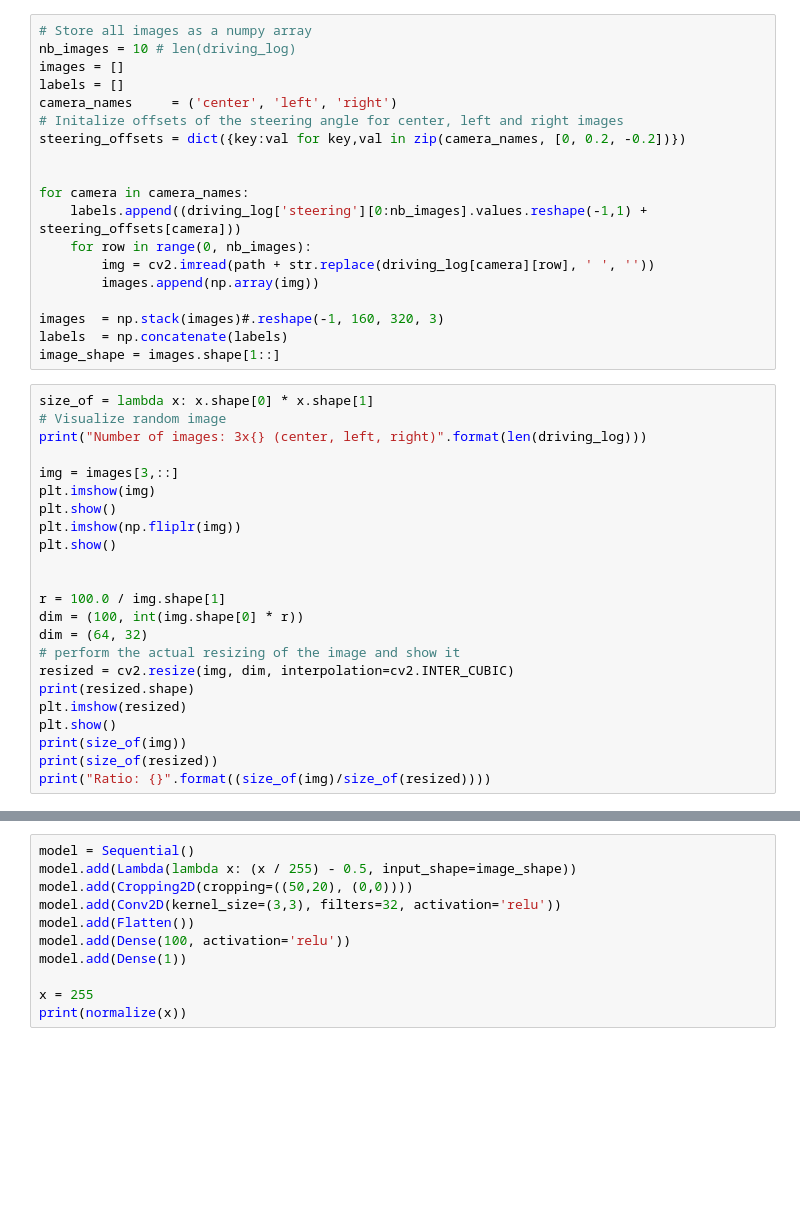
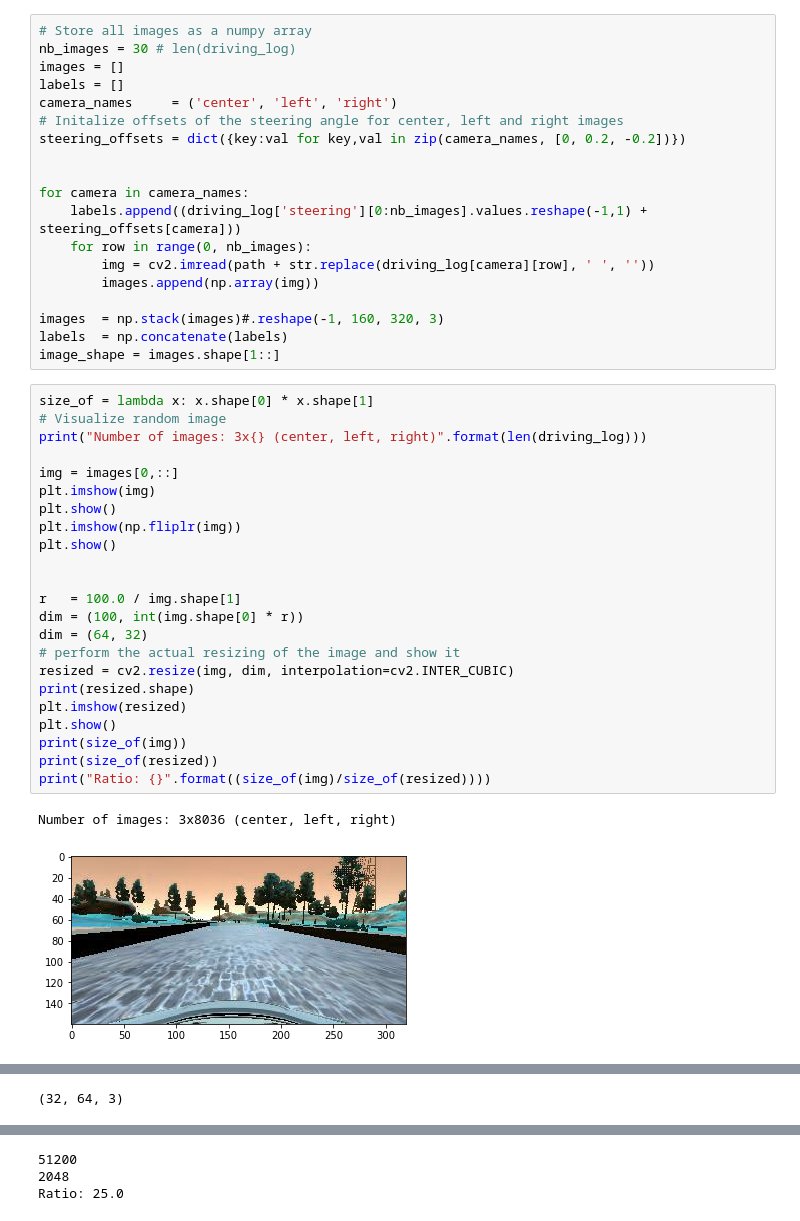
Before and after one commit to twildhage/BehavioralCloning, a Jupyter notebook: behavioral_cloning_with_keras.ipynb, the cells around one changed output, grey strips where cells are left out. Drawn from its saved outputs; the diff is of its cells as text; blank space fills up the shorter version.

```diff
--- a/behavioral_cloning_with_keras.ipynb
+++ b/behavioral_cloning_with_keras.ipynb
@@ -17,6 +39,6 @@ driving_log
 # %%
 # Store all images as a numpy array
-nb_images = 10 # len(driving_log)
+nb_images = 30 # len(driving_log)
 images = []
 labels = []
 camera_names     = ('center', 'left', 'right')
@@ -36,23 +58,26 @@ image_shape = images.shape[1::]
 # %%
 size_of = lambda x: x.shape[0] * x.shape[1]
 # Visualize random image
 print("Number of images: 3x{} (center, left, right)".format(len(driving_log)))
 
-img = images[3,::]
+img = images[0,::]
 plt.imshow(img)
 plt.show()
 plt.imshow(np.fliplr(img))
 plt.show()
 
 
-r = 100.0 / img.shape[1]
+r   = 100.0 / img.shape[1]
 dim = (100, int(img.shape[0] * r))
 dim = (64, 32)
 # perform the actual resizing of the image and show it
 resized = cv2.resize(img, dim, interpolation=cv2.INTER_CUBIC)
 print(resized.shape)
 plt.imshow(resized)
 plt.show()
 print(size_of(img))
 print(size_of(resized))
 print("Ratio: {}".format((size_of(img)/size_of(resized))))
+# %% [output]
+Number of images: 3x8036 (center, left, right)
+[figure, added]
@@ -58,0 +85 @@ print("Ratio: {}".format((size_of(img)/size_of(resized))))
+(32, 64, 3)
@@ -59,11 +87,3 @@ print("Ratio: {}".format((size_of(img)/size_of(resized))))
+51200
+2048
+Ratio: 25.0
-# %%
-model = Sequential()
-model.add(Lambda(lambda x: (x / 255) - 0.5, input_shape=image_shape))
-model.add(Cropping2D(cropping=((50,20), (0,0))))
-model.add(Conv2D(kernel_size=(3,3), filters=32, activation='relu'))
-model.add(Flatten())
-model.add(Dense(100, activation='relu'))
-model.add(Dense(1))
-
-x = 255
-print(normalize(x))
```
Also changed, not shown: parts of 5 cells of this notebook.
